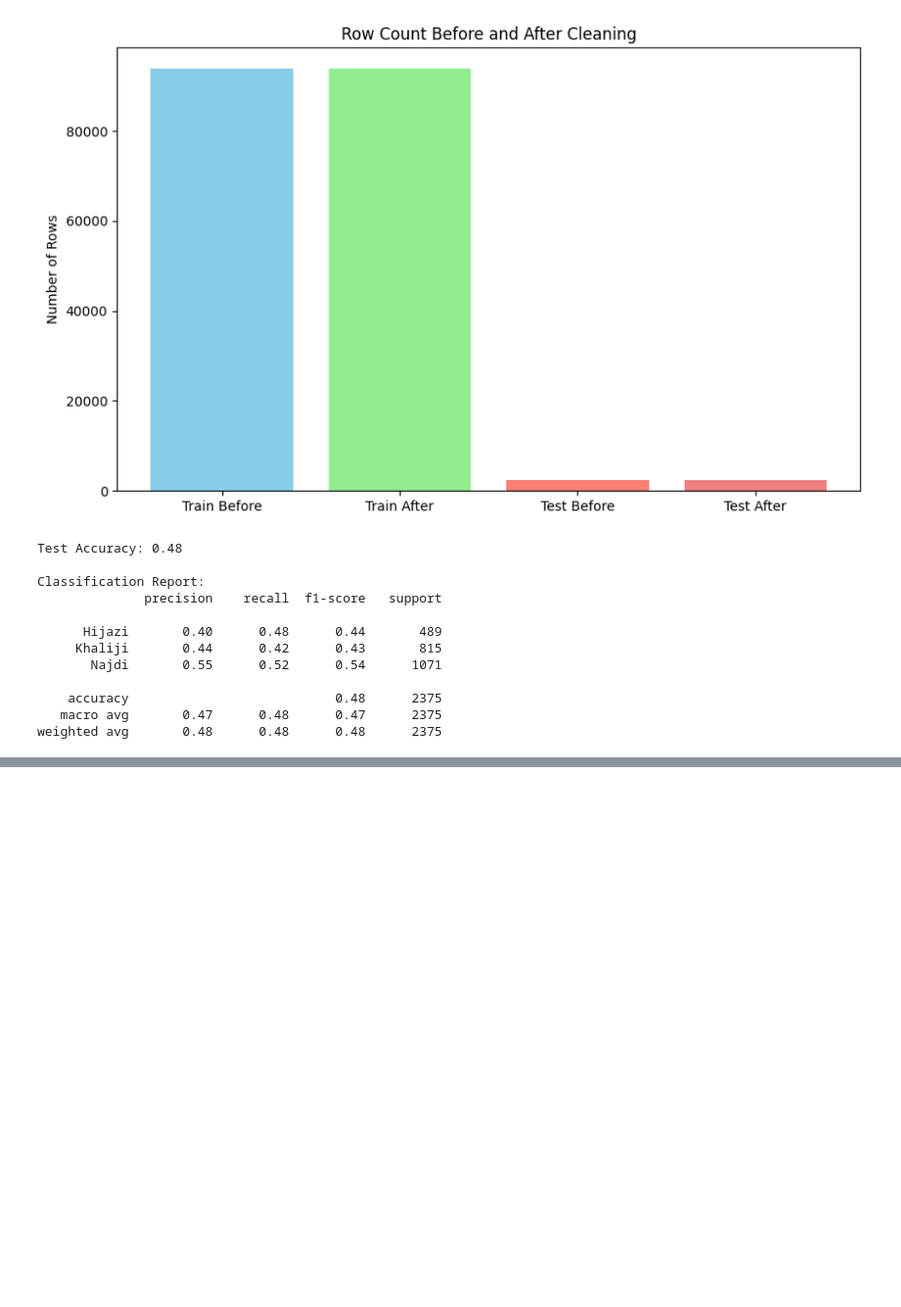
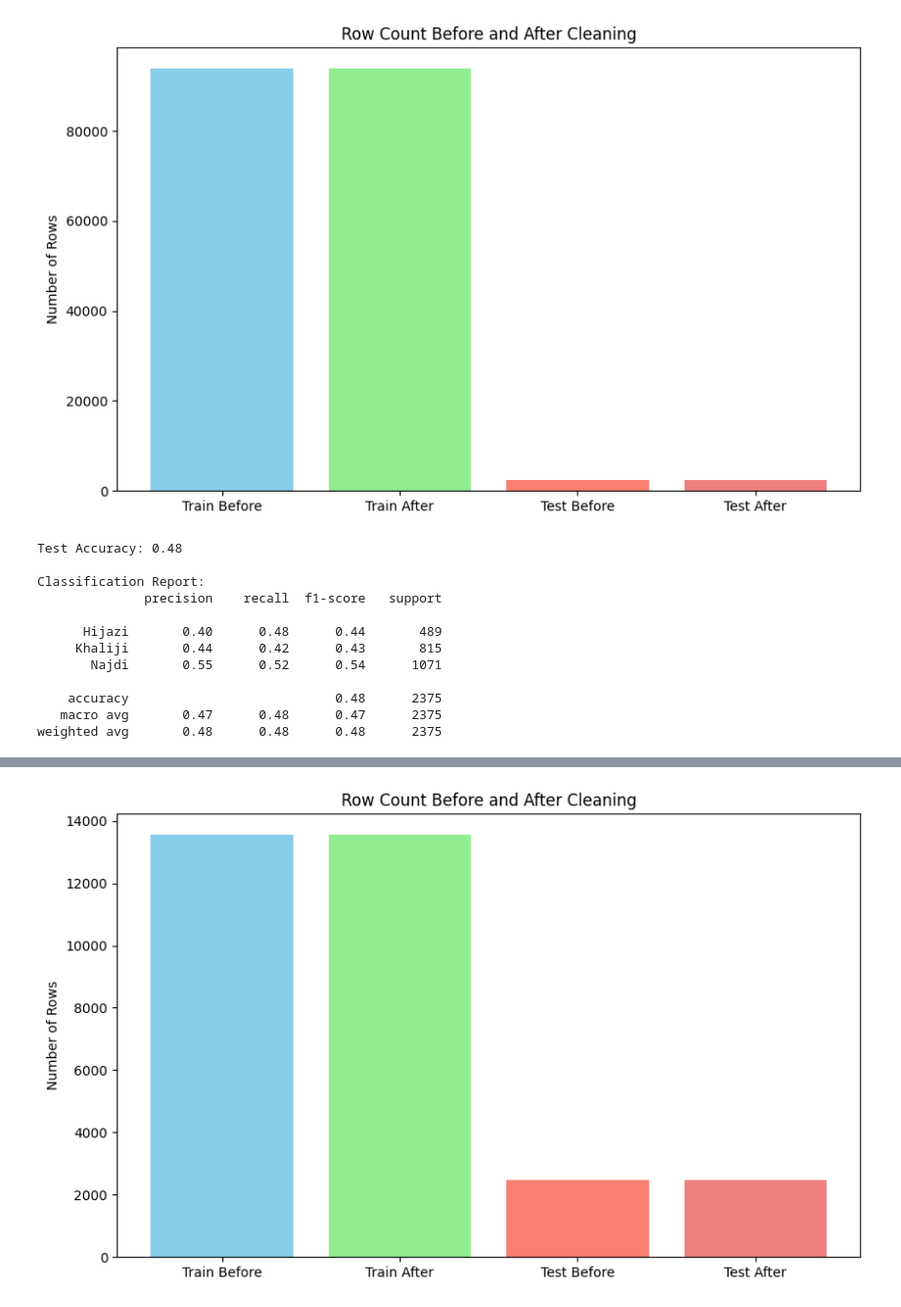
Before and after one commit to BashairAlsadhan/NLP-project, a Jupyter notebook: LogesticRegression.ipynb, the cells around one changed output, grey strips where cells are left out. Shown: that part at 98% size. Drawn from its saved outputs; the diff is of its cells as text; code cells hidden in the pictures; blank space fills up the shorter version.

```diff
--- a/LogesticRegression.ipynb
+++ b/LogesticRegression.ipynb
@@ -583,0 +737,89 @@ weighted avg       0.47      0.46      0.46      2375
+# %%
+# 📚 Imports
+import pandas as pd
+import matplotlib.pyplot as plt
+import re
+from sklearn.pipeline import Pipeline, FeatureUnion
+from sklearn.linear_model import LogisticRegression
+from sklearn.feature_extraction.text import TfidfVectorizer
+from sklearn.metrics import classification_report, accuracy_score
+
+# 🧼 Arabic text cleaner
+def clean_arabic_text(text):
+    if pd.isnull(text):
+        return ""
+
+    # Normalize letters
+    text = re.sub("[إأآا]", "ا", text)
+    text = re.sub("ى", "ي", text)
+    text = re.sub("ؤ", "ء", text)
+    text = re.sub("ئ", "ء", text)
+    text = re.sub("ة", "ه", text)
+
+    # Remove diacritics
+    text = re.sub(r'[ًٌٍَُِّْـ]', '', text)
+
+    # Remove non-Arabic characters, digits, punctuation
+    text = re.sub(r'[^\u0621-\u064A\s]', '', text)
+
+    # Remove extra spaces
+    text = re.sub(r'\s+', ' ', text).strip()
+
+    return text
+
+# 📂 Load datasets (edit paths as needed)
+train = pd.read_csv('Dataset_Egy_Balanced/train.csv')
+test = pd.read_csv('Dataset_Egy_Balanced/test.csv')
+
+
+# 📊 Show initial row counts
+print(f"Initial training rows: {len(train)}")
+print(f"Initial test rows: {len(test)}")
+
+# 🧹 Drop rows with missing values
+train.dropna(subset=['ProcessedText', 'SpeakerDialect'], inplace=True)
+test.dropna(subset=['ProcessedText', 'SpeakerDialect'], inplace=True)
+
+# 📊 Show counts after cleaning
+print(f"After cleaning training rows: {len(train)}")
+print(f"After cleaning test rows: {len(test)}")
+
+# 📉 Plot bar chart for row count comparison
+plt.figure(figsize=(10, 6))
+plt.bar(['Train Before', 'Train After'], [len(train) + train.isnull().sum().sum(), len(train)], color=['skyblue', 'lightgreen'])
+plt.bar(['Test Before', 'Test After'], [len(test) + test.isnull().sum().sum(), len(test)], color=['salmon', 'lightcoral'])
+plt.title("Row Count Before and After Cleaning")
+plt.ylabel("Number of Rows")
+plt.show()
+
+# 🧼 Apply Arabic text cleaning
+train['ProcessedText'] = train['ProcessedText'].astype(str).apply(clean_arabic_text)
+test['ProcessedText'] = test['ProcessedText'].astype(str).apply(clean_arabic_text)
+
+# ✂️ Define features and labels
+train_x = train['ProcessedText']
+train_y = train['SpeakerDialect']
+test_x = test['ProcessedText']
+test_y = test['SpeakerDialect']
+
+# ⚙️ Combine word and char n-grams
+combined_features = FeatureUnion([
+    ('word_tfidf', TfidfVectorizer(analyzer='word', ngram_range=(1, 2), max_features=5000)),
+    ('char_tfidf', TfidfVectorizer(analyzer='char', ngram_range=(2, 5), max_features=3000))
+])
+
+# 🧠 Define pipeline
+pipeline = Pipeline([
+    ('vectorizer', combined_features),
+    ('clf', LogisticRegression(max_iter=300, solver='lbfgs'))
+])
+
+# 🚀 Train model
+pipeline.fit(train_x, train_y)
+
+# 🧪 Predict and evaluate
+test_preds = pipeline.predict(test_x)
+
+print("\n✅ Test Accuracy:", accuracy_score(test_y, test_preds))
+print("\n📋 Classification Report:\n", classification_report(test_y, test_preds))
+# %% [output]
@@ -583,0 +830 @@ weighted avg       0.47      0.46      0.46      2375
+[figure, added]
```
Also changed, not shown: parts of 9 cells of this notebook.
